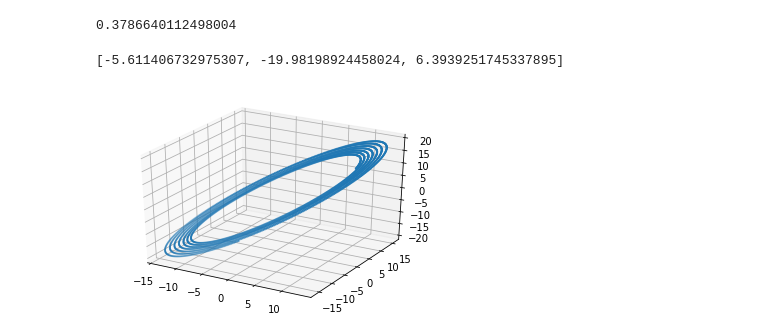
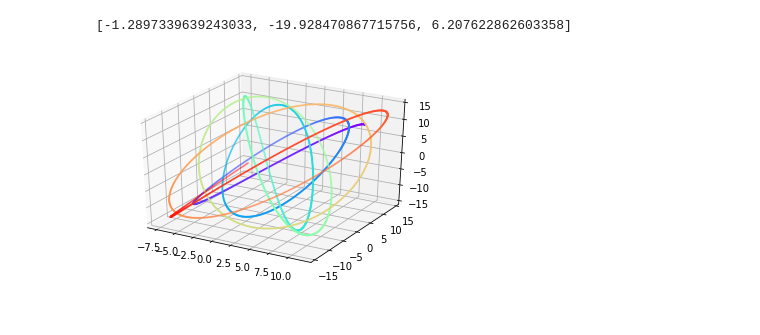
Before and after one commit to khu-bigphys-2020/lectures-bigphys, a Jupyter notebook: bigdataHW4.ipynb, the cells around one changed output. Drawn from its saved outputs; the diff is of its cells as text; code cells hidden in the pictures.

```diff
--- a/bigdataHW4.ipynb
+++ b/bigdataHW4.ipynb
@@ -18,13 +16,13 @@ def Normalization_(vectorP3): # vector (x,y,z)
   noC=1/sqrt(vectorP3[0]**2+vectorP3[1]**2+vectorP3[2]**2)
   return [noC*vectorP3[0],noC*vectorP3[1],noC*vectorP3[2]]
 
-def vector_CtoS(vectorP3_C0):
+def vector_CtoS(vectorP3_C0):  # vectorP3_C : (x,y,z)
   r=sqrt(vectorP3_C0[0]**2+vectorP3_C0[1]**2+vectorP3_C0[2]**2)
   theta=acos(vectorP3_C0[2]/r)
   phi=acos(vectorP3_C0[0]/r)
   return [r,theta,phi]
 
-def vector_StoC(vectorP3_S0):
+def vector_StoC(vectorP3_S0): # vectorP3_S : (r,theta,phi)
   xx = vectorP3_S0[0]*sin(vectorP3_S0[1])*cos(vectorP3_S0[2])
   yy = vectorP3_S0[0]*sin(vectorP3_S0[1])*sin(vectorP3_S0[2])
   zz = vectorP3_S0[0]*cos(vectorP3_S0[1])
@@ -34,15 +32,11 @@ def vector_StoC(vectorP3_S0):
 def Potential_C(vectorP3_C):
   k_C=1
   vectorP3_S=vector_CtoS(vectorP3_C)
-  return k_C*vectorP3_S[0]**2
+  return k_C*vectorP3_S[0]**2-0.3*(vectorP3_C[0]+5)**2 # V = 10*r^2-0.3*(x+5)^2
 
 def Potential_S(vectorP3_S):
   k_S=1
   return k_S*vectorP3_S[0]**2
-# %%
-random.random()
-# %% [output]
-0.3786640112498004
 # %%
 def E_field_(fnc_,vectorP3_C): # function , vector (x,y,z)
   ds = 0.001
@@ -68,10 +62,10 @@ def E_field_(fnc_,vectorP3_C): # function , vector (x,y,z)
 for q in range(1):
   print(E_field_(Potential_C,[3,10,-3]))
 # %% [output]
-[-5.611406732975307, -19.98198924458024, 6.3939251745337895]
+[-1.2897339639243033, -19.928470867715756, 6.207622862603358]
 # %%
 vectorP3_ini = [10,10,10]
-vectorM3_ini = [3,9,14]  # initial_momentum
+vectorM3_ini = [0,-5,5]  # initial_momentum
 q = 1  # charge of pt.
 mass = 1 # mass of particle
 vectorP3_list = [vectorP3_ini]
@@ -84,6 +78,7 @@ dt = 0.01
 xlist=[vectorP3_list[0][0]]
 ylist=[vectorP3_list[0][1]]
 zlist=[vectorP3_list[0][2]]
+ilist=[1000]
 
 for ii in range(nExp):
   vectorE = E_field_(Potential_C,vectorP3_list[ii])
@@ -94,16 +89,18 @@ for ii in range(nExp):
   xlist.append(vectorP3_list[ii+1][0])
   ylist.append(vectorP3_list[ii+1][1])
   zlist.append(vectorP3_list[ii+1][2])
+  ilist.append(ii)
 # %%
 xlist_np=np.array(xlist)
 ylist_np=np.array(ylist)
 zlist_np=np.array(zlist)
+ilist_np=np.array(ilist)
 # %%
 fig=plt.figure()
 ax = fig.gca(projection='3d')
-ax.scatter(xlist_np,ylist_np,zlist_np,s=1, cmap='rainbow')
+ax.scatter(xlist_np,ylist_np,zlist_np,c=ilist_np,s=1, cmap='rainbow')
 
 
 plt.show()
 # %% [output]
-[figure, old version]
+[figure, new version]
```
Also changed, not shown: parts of 1 cell of this notebook.
